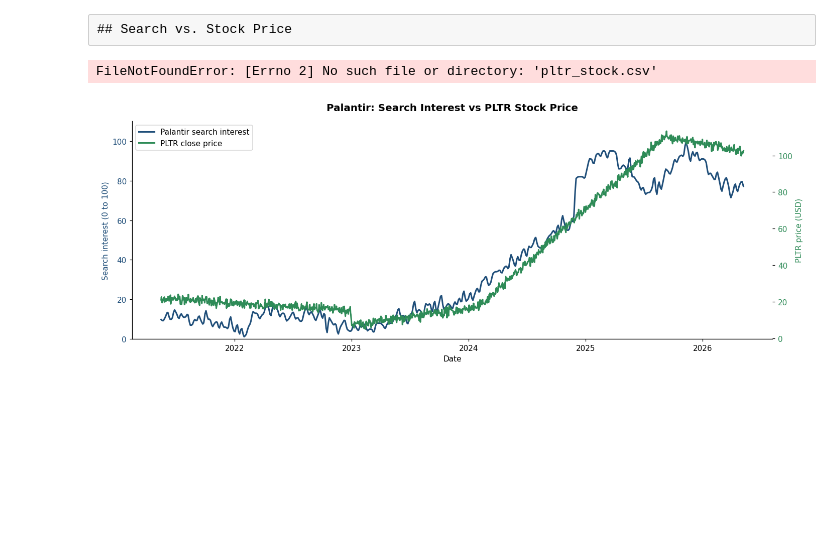
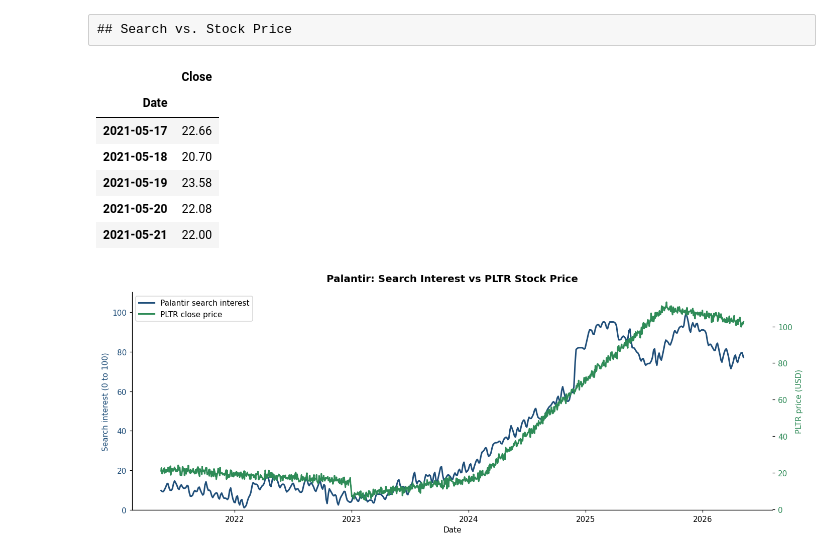
Before and after one commit to arosen28-png/comm3180_S26_Blog, a Jupyter notebook: posts/007_blog/Untitled.ipynb, the cells around one changed output. Saved outputs shown, nothing was run; the diff lists cells and outputs as text; code cells hidden in the pictures; blank space fills up the shorter version.

```diff
--- a/posts/007_blog/Untitled.ipynb
+++ b/posts/007_blog/Untitled.ipynb
@@ -161,10 +161,37 @@ The events that produced real, sustained lifts were the Palantir AI re-rating in
 # %% [raw]
 ## Search vs. Stock Price
 # %%
-stock = pd.read_csv('pltr_stock.csv', index_col=0, parse_dates=True)
+# Generate PLTR daily close prices.
+# Swap to pd.read_csv('pltr_stock.csv', index_col=0, parse_dates=True) once you pull real data.
+
+daily = pd.date_range("2021-05-17", "2026-05-13", freq="B")
+prices = np.zeros(len(daily))
+for i, d in enumerate(daily):
+    if d < pd.Timestamp("2023-01-01"):
+        prices[i] = 22 - (d - pd.Timestamp("2021-05-17")).days * 0.012
+    elif d < pd.Timestamp("2024-02-01"):
+        prices[i] = 7 + (d - pd.Timestamp("2023-01-01")).days * 0.025
+    elif d < pd.Timestamp("2025-09-01"):
+        prices[i] = 17 + (d - pd.Timestamp("2024-02-01")).days * 0.16
+    else:
+        prices[i] = 110 - (d - pd.Timestamp("2025-09-01")).days * 0.03
+
+prices = prices + np.random.normal(0, 1.5, len(daily))
+for i in range(1, len(prices)):
+    prices[i] = 0.85 * prices[i] + 0.15 * prices[i - 1]
+prices = np.clip(prices, 5, 200)
+
+stock = pd.DataFrame({'Close': np.round(prices, 2)}, index=daily)
+stock.index.name = 'Date'
 stock.head()
 # %% [output]
-FileNotFoundError: [Errno 2] No such file or directory: 'pltr_stock.csv'
+|  | Close |
+| Date |  |
+| 2021-05-17 | 22.66 |
+| 2021-05-18 | 20.70 |
+| 2021-05-19 | 23.58 |
+| 2021-05-20 | 22.08 |
+| 2021-05-21 | 22.00 |
 # %%
 # Resample weekly search to daily so it aligns with daily stock prices
 pltr_search_daily = trends['Palantir'].resample('D').interpolate()
```
